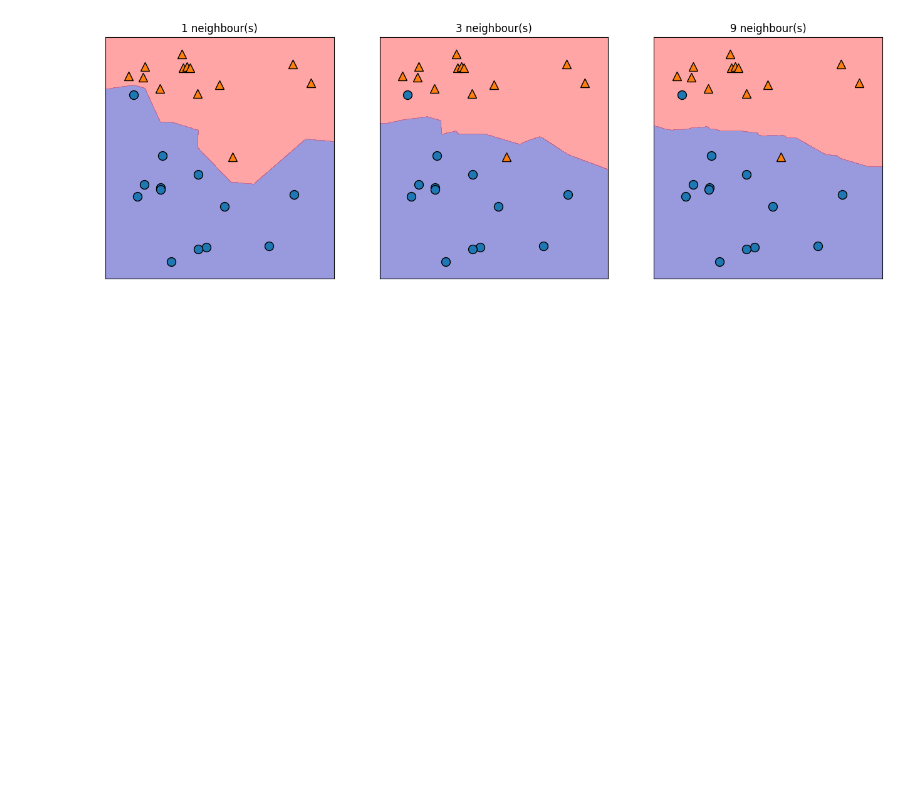
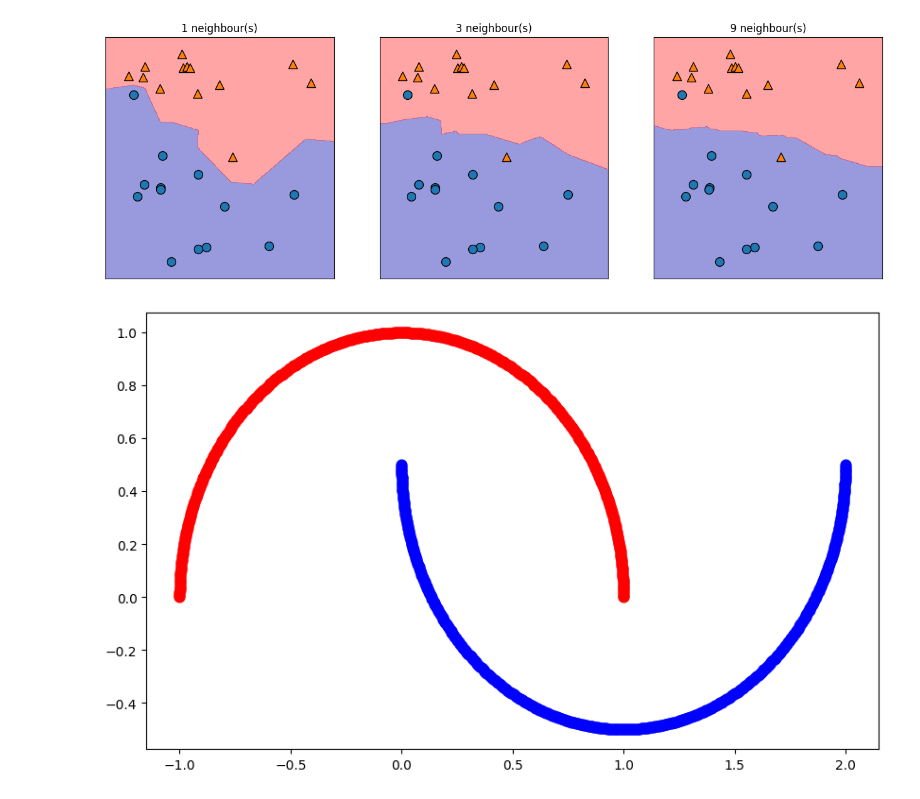
Before and after one commit to Kavakliyski/Machine-Learning-2022-2023-backup, a Jupyter notebook: Lecs/FourStart_knn-regularization/GetoToKnow_kNN.ipynb, the cells around one changed output. Saved outputs shown, nothing was run; the diff lists cells and outputs as text; code cells hidden in the pictures; blank space fills up the shorter version.

```diff
--- a/Lecs/FourStart_knn-regularization/GetoToKnow_kNN.ipynb
+++ b/Lecs/FourStart_knn-regularization/GetoToKnow_kNN.ipynb
@@ -41,3 +41,12 @@ def plot_knn_parameter():
 plot_knn_parameter()
 # %% [output]
 [figure]
+# %%
+X, y = make_moons(1000, noise=0, random_state=0)
+red = X[y == 0]
+blue = X[y == 1]
+plt.figure(figsize=(10, 6))
+plt.scatter(red[:, 0],  red[:, 1],  color='red', alpha=1, s=60)
+plt.scatter(blue[:, 0], blue[:, 1], color='blue', alpha=1, s=60);
+# %% [output]
+[figure, added]
```
Also changed, not shown: parts of 3 cells of this notebook.
